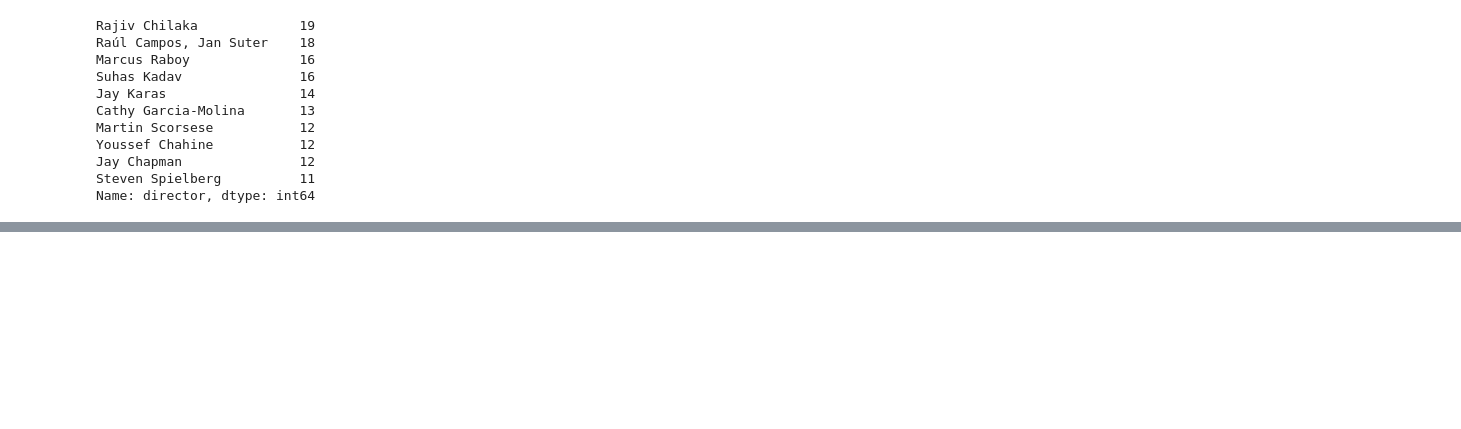
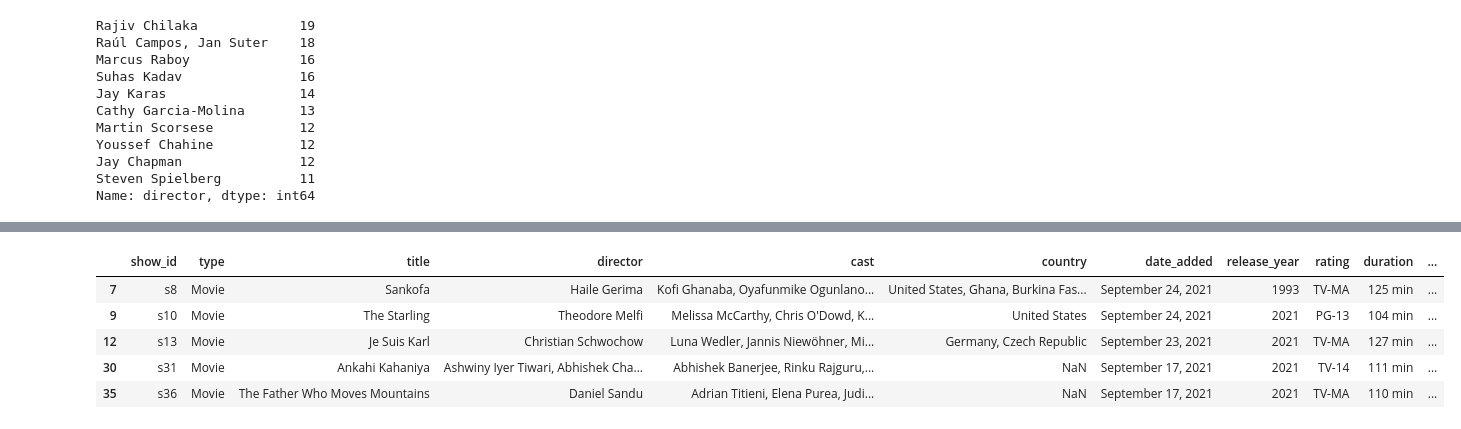
Before and after one commit to Yamini09-code/Data-Analytics-Challenge, a Jupyter notebook: Netflix Data Analysis Project.ipynb, the cells around one changed output, grey strips where cells are left out. Cells and saved outputs as stored; diff of their text form; code cells hidden in the pictures; blank space fills up the shorter version.

```diff
--- a/Netflix Data Analysis Project.ipynb
+++ b/Netflix Data Analysis Project.ipynb
@@ -285,0 +417,9 @@ Name: director, dtype: int64
+# %%
+df[(df['type']== 'Movie') & df['listed_in'].str.contains('Dramas')].head()
+# %% [output]
+|  | show_id | type | title | director | cast | country | date_added | release_year | rating | duration | ... |
+| 7 | s8 | Movie | Sankofa | Haile Gerima | Kofi Ghanaba, Oyafunmike Ogunlano... | United States, Ghana, Burkina Fas... | September 24, 2021 | 1993 | TV-MA | 125 min | ... |
+| 9 | s10 | Movie | The Starling | Theodore Melfi | Melissa McCarthy, Chris O'Dowd, K... | United States | September 24, 2021 | 2021 | PG-13 | 104 min | ... |
+| 12 | s13 | Movie | Je Suis Karl | Christian Schwochow | Luna Wedler, Jannis Niewöhner, Mi... | Germany, Czech Republic | September 23, 2021 | 2021 | TV-MA | 127 min | ... |
+| 30 | s31 | Movie | Ankahi Kahaniya | Ashwiny Iyer Tiwari, Abhishek Cha... | Abhishek Banerjee, Rinku Rajguru,... | NaN | September 17, 2021 | 2021 | TV-14 | 111 min | ... |
+| 35 | s36 | Movie | The Father Who Moves Mountains | Daniel Sandu | Adrian Titieni, Elena Purea, Judi... | NaN | September 17, 2021 | 2021 | TV-MA | 110 min | ... |
```
Also changed, not shown: parts of 25 cells of this notebook.
